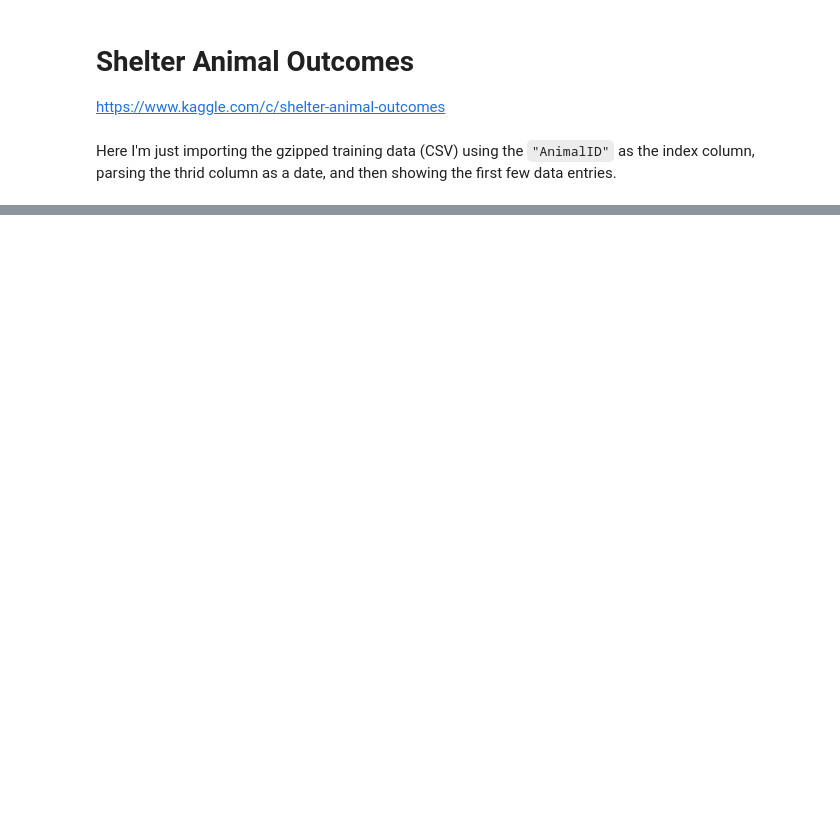
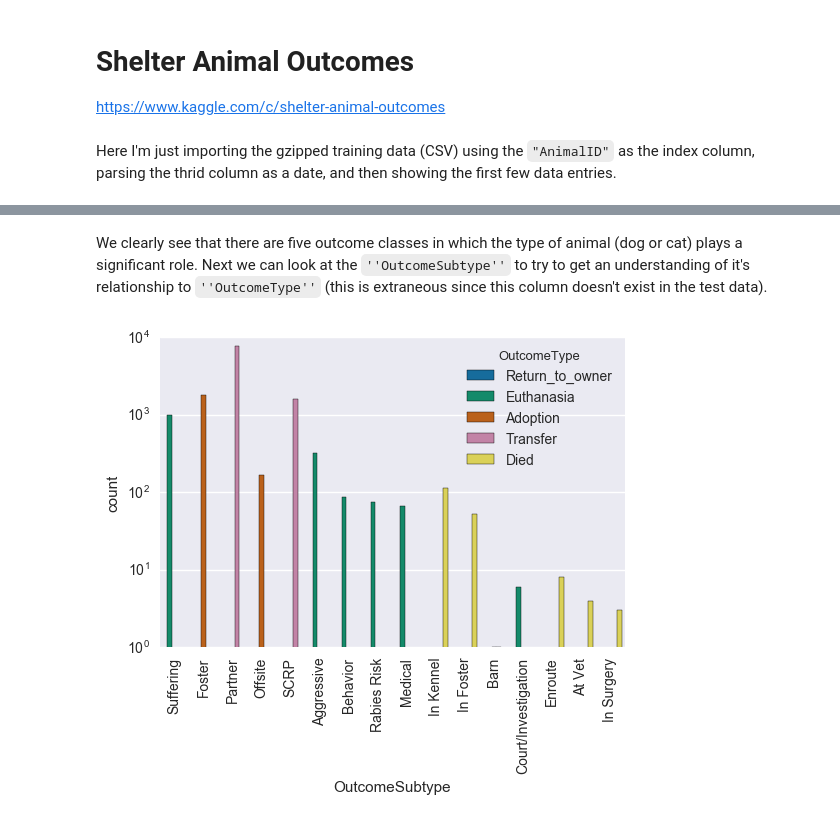
Before and after one commit to jhetherly/Shelter_Animal_Outcomes, a Jupyter notebook: src/workspace.ipynb, the cells around one changed output, grey strips where cells are left out. Saved outputs shown, nothing was run; the diff lists cells and outputs as text; code cells hidden in the pictures; blank space fills up the shorter version.

```diff
--- a/src/workspace.ipynb
+++ b/src/workspace.ipynb
@@ -27,0 +53,9 @@ train_df.head(10)
+# %% [markdown]
+We clearly see that there are five outcome classes in which the type of animal (dog or cat) plays a significant role. Next we can look at the `''OutcomeSubtype''` to try to get an understanding of it's relationship to `''OutcomeType''` (this is extraneous since this column doesn't exist in the test data).
+# %%
+%matplotlib inline
+g = sns.countplot(x="OutcomeSubtype", hue="OutcomeType", data=train_df, palette="colorblind")
+nothing = g.set_xticklabels(g.get_xticklabels(), rotation=90)
+g.get_axes().set_yscale('log')
+# %% [output]
+[figure, added]
```
Also changed, not shown: parts of 29 cells of this notebook.
